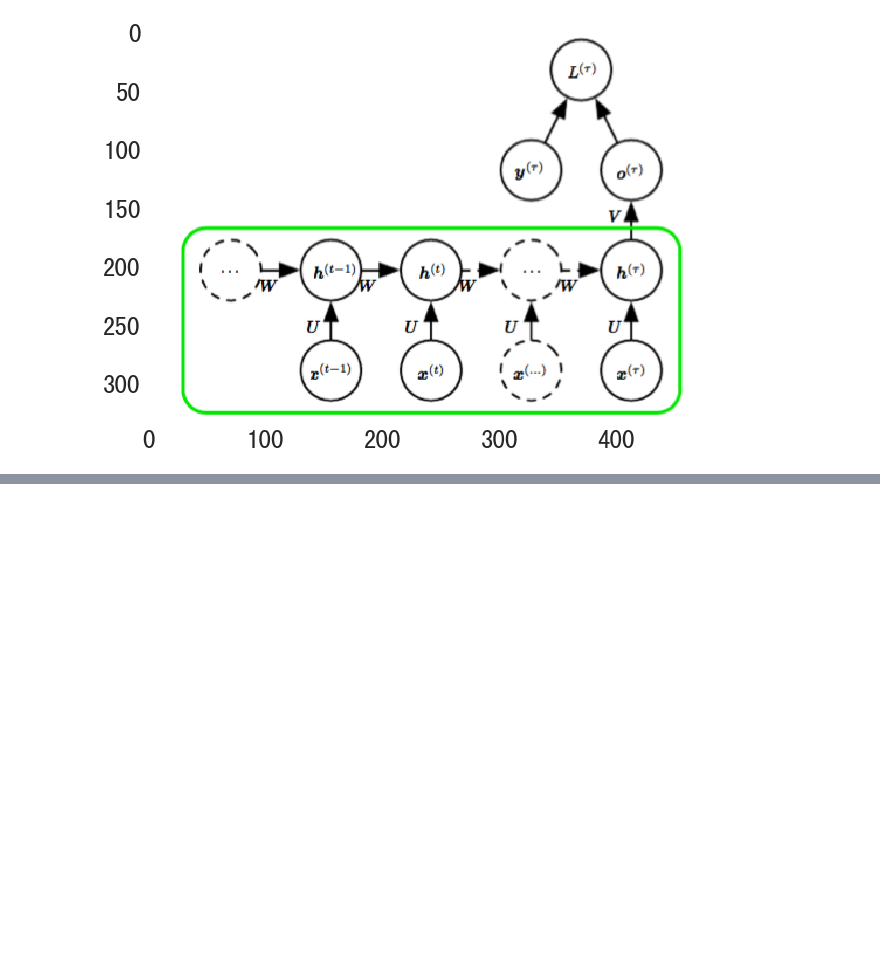
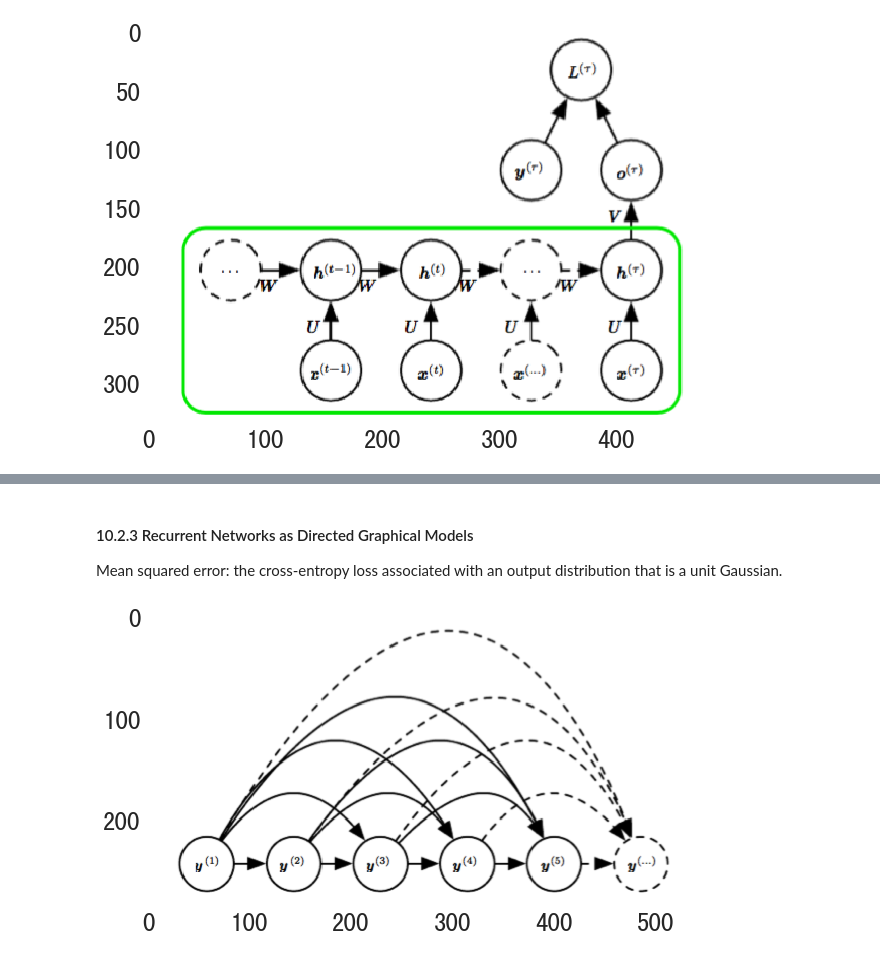
Before and after one commit to facaiy/book_notes, a Jupyter notebook: deep_learning/Sequence_Modeling/note.ipynb, the cells around one changed output, grey strips where cells are left out. Drawn from its saved outputs; the diff is of its cells as text; code cells hidden in the pictures; blank space fills up the shorter version.

```diff
--- a/deep_learning/Sequence_Modeling/note.ipynb
+++ b/deep_learning/Sequence_Modeling/note.ipynb
@@ -89,0 +113,8 @@ show_image('fig10_5.png', figsize=(10, 8))
+# %% [markdown]
+#### 10.2.3 Recurrent Networks as Directed Graphical Models
+
+Mean squared error: the cross-entropy loss associated with an output distribution that is a unit Gaussian.
+# %%
+show_image('fig10_7.png', figsize=(10, 8))
+# %% [output]
+[figure, added]
```
Also changed, not shown: parts of 25 cells of this notebook, 10 other files.
